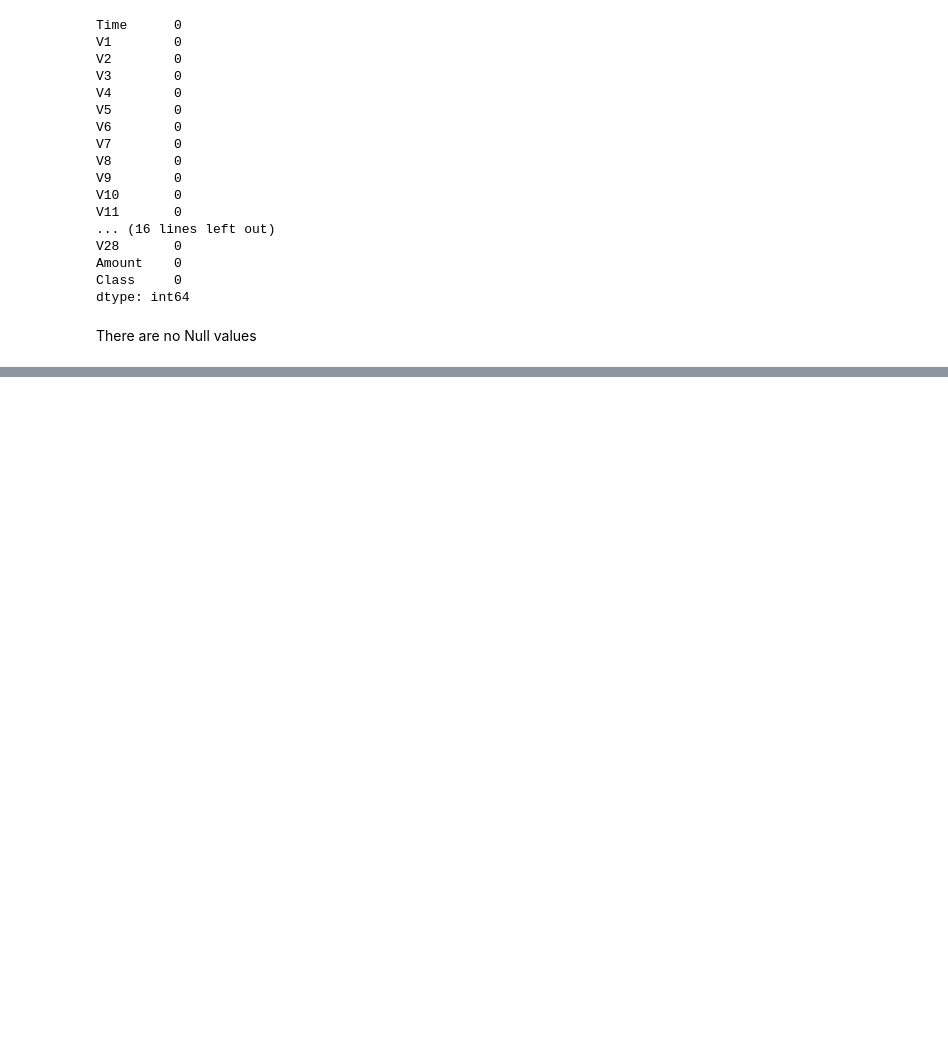
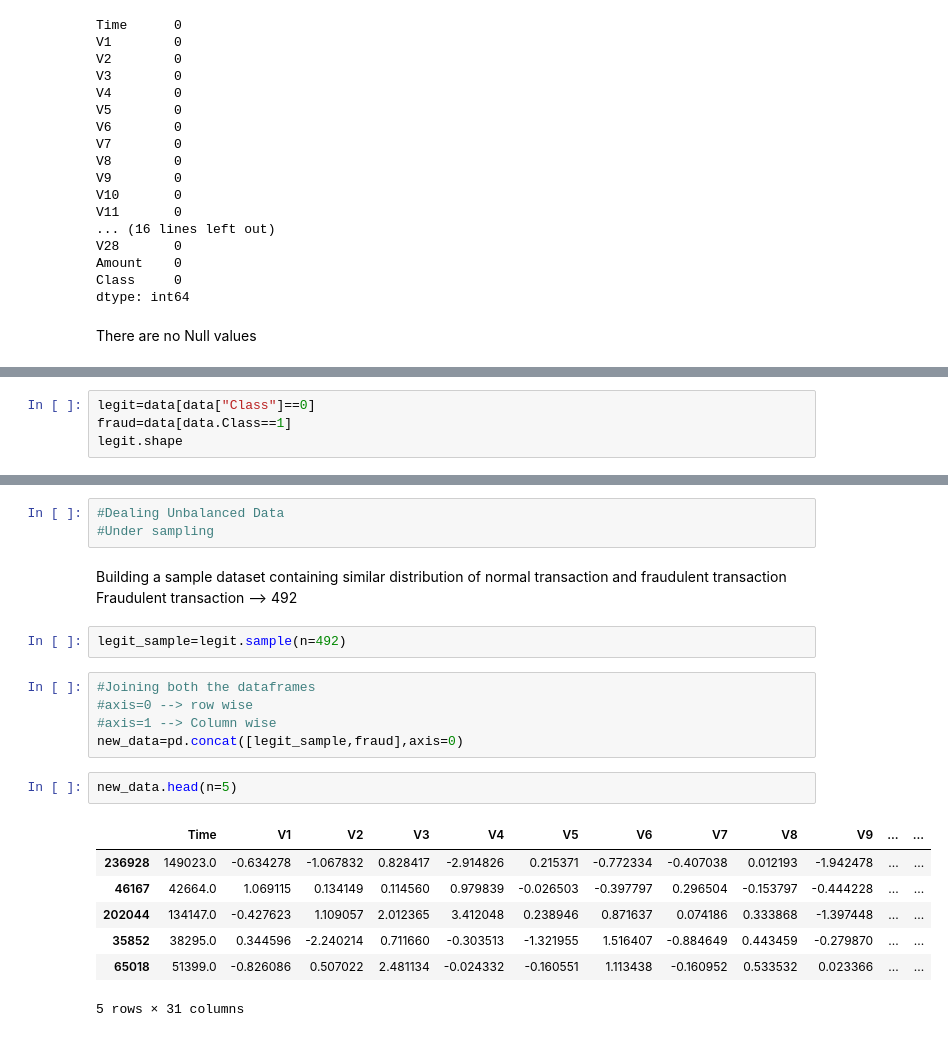
Before and after one commit to ashhh-01/ML_Projects, a Jupyter notebook: CreditCardFraud/main-pred.ipynb, the cells around one changed output, grey strips where cells are left out. Saved outputs shown, nothing was run; the diff lists cells and outputs as text; blank space fills up the shorter version.

```diff
--- a/CreditCardFraud/main-pred.ipynb
+++ b/CreditCardFraud/main-pred.ipynb
@@ -78,0 +120,4 @@ There are no Null values
+# %%
+legit=data[data["Class"]==0]
+fraud=data[data.Class==1]
+legit.shape
@@ -78,0 +164,23 @@ There are no Null values
+# %%
+#Dealing Unbalanced Data
+#Under sampling
+# %% [markdown]
+Building a sample dataset containing similar distribution of normal transaction and fraudulent transaction
+Fraudulent transaction --> 492
+# %%
+legit_sample=legit.sample(n=492)
+# %%
+#Joining both the dataframes
+#axis=0 --> row wise
+#axis=1 --> Column wise
+new_data=pd.concat([legit_sample,fraud],axis=0)
+# %%
+new_data.head(n=5)
+# %% [output]
+|  | Time | V1 | V2 | V3 | V4 | V5 | V6 | V7 | V8 | V9 | ... | ... |
+| 236928 | 149023.0 | -0.634278 | -1.067832 | 0.828417 | -2.914826 | 0.215371 | -0.772334 | -0.407038 | 0.012193 | -1.942478 | ... | ... |
+| 46167 | 42664.0 | 1.069115 | 0.134149 | 0.114560 | 0.979839 | -0.026503 | -0.397797 | 0.296504 | -0.153797 | -0.444228 | ... | ... |
+| 202044 | 134147.0 | -0.427623 | 1.109057 | 2.012365 | 3.412048 | 0.238946 | 0.871637 | 0.074186 | 0.333868 | -1.397448 | ... | ... |
+| 35852 | 38295.0 | 0.344596 | -2.240214 | 0.711660 | -0.303513 | -1.321955 | 1.516407 | -0.884649 | 0.443459 | -0.279870 | ... | ... |
+| 65018 | 51399.0 | -0.826086 | 0.507022 | 2.481134 | -0.024332 | -0.160551 | 1.113438 | -0.160952 | 0.533532 | 0.023366 | ... | ... |
+5 rows × 31 columns
```
Also changed, not shown: parts of 21 cells of this notebook.
